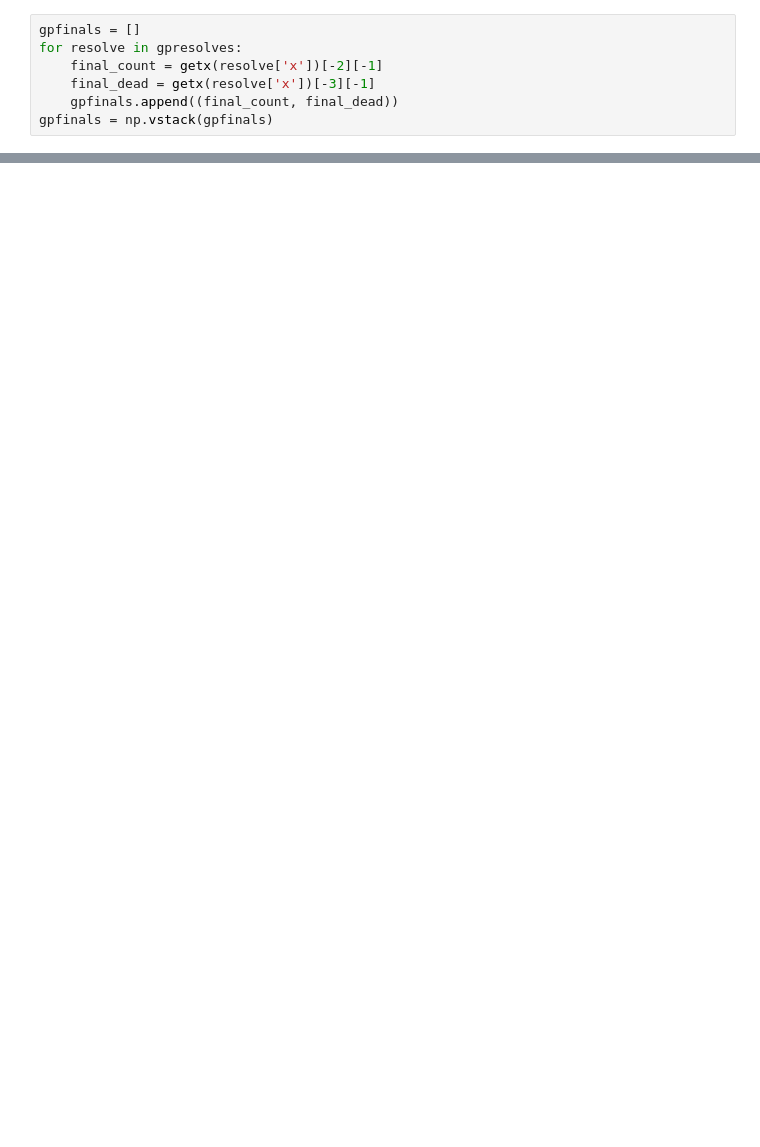
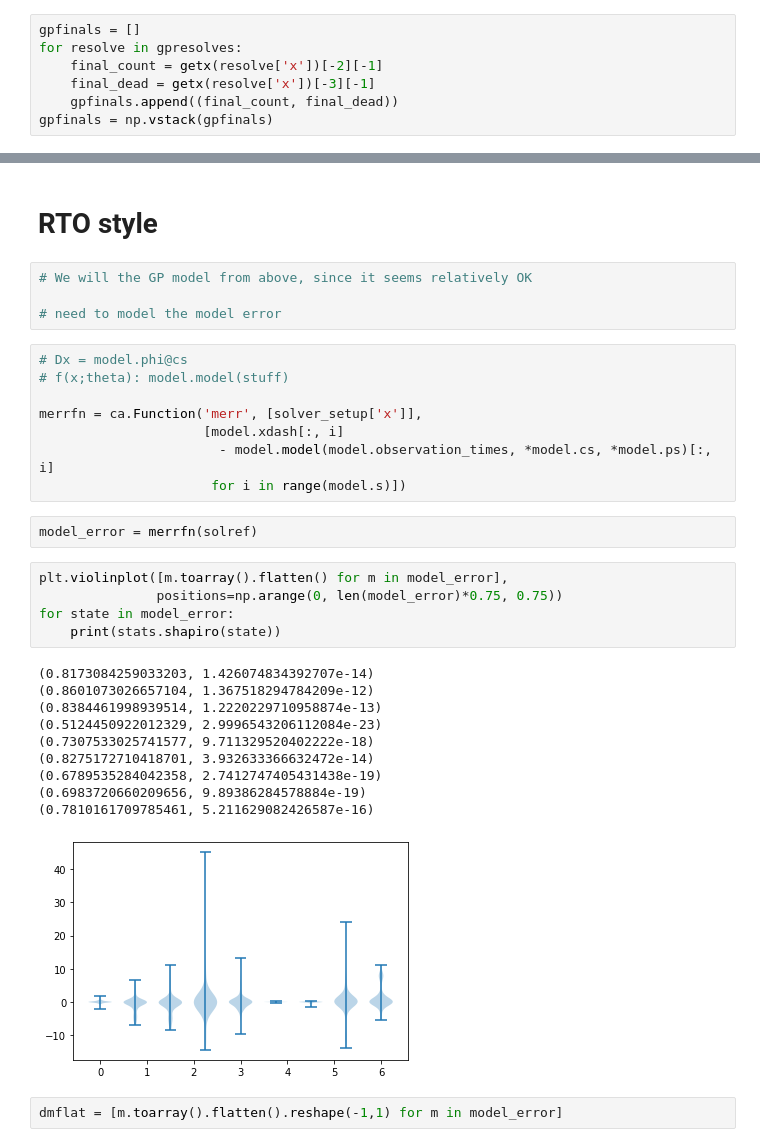
Before and after one commit to dwu402/pypei, a Jupyter notebook: predictive.ipynb, the cells around one changed output, grey strips where cells are left out. Drawn from its saved outputs; the diff is of its cells as text; blank space fills up the shorter version.

```diff
--- a/predictive.ipynb
+++ b/predictive.ipynb
@@ -447,0 +460,34 @@ plt.semilogy(np.linspace(0,100,len(gpci_1)), gpci_1)
+# %% [markdown]
+# RTO style
+# %%
+# We will the GP model from above, since it seems relatively OK
+
+# need to model the model error
+# %%
+# Dx = model.phi@cs
+# f(x;theta): model.model(stuff)
+
+merrfn = ca.Function('merr', [solver_setup['x']],
+                     [model.xdash[:, i]
+                       - model.model(model.observation_times, *model.cs, *model.ps)[:, i]
+                      for i in range(model.s)])
+# %%
+model_error = merrfn(solref)
+# %%
+plt.violinplot([m.toarray().flatten() for m in model_error],
+               positions=np.arange(0, len(model_error)*0.75, 0.75))
+for state in model_error:
+    print(stats.shapiro(state))
+# %% [output]
+(0.8173084259033203, 1.426074834392707e-14)
+(0.8601073026657104, 1.367518294784209e-12)
+(0.8384461998939514, 1.2220229710958874e-13)
+(0.5124450922012329, 2.9996543206112084e-23)
+(0.7307533025741577, 9.711329520402222e-18)
+(0.8275172710418701, 3.932633366632472e-14)
+(0.6789535284042358, 2.7412747405431438e-19)
+(0.6983720660209656, 9.89386284578884e-19)
+(0.7810161709785461, 5.211629082426587e-16)
+[figure, added]
+# %%
+dmflat = [m.toarray().flatten().reshape(-1,1) for m in model_error]
```
Also changed, not shown: parts of 33 cells of this notebook.
